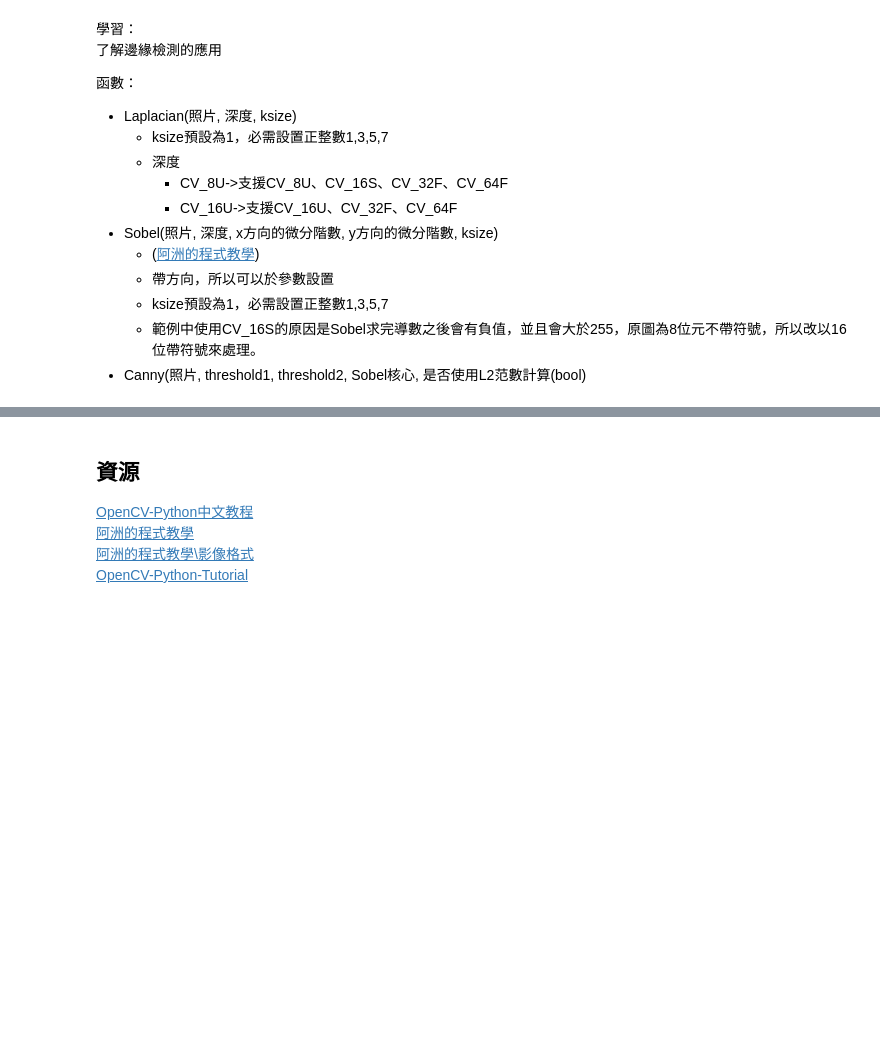
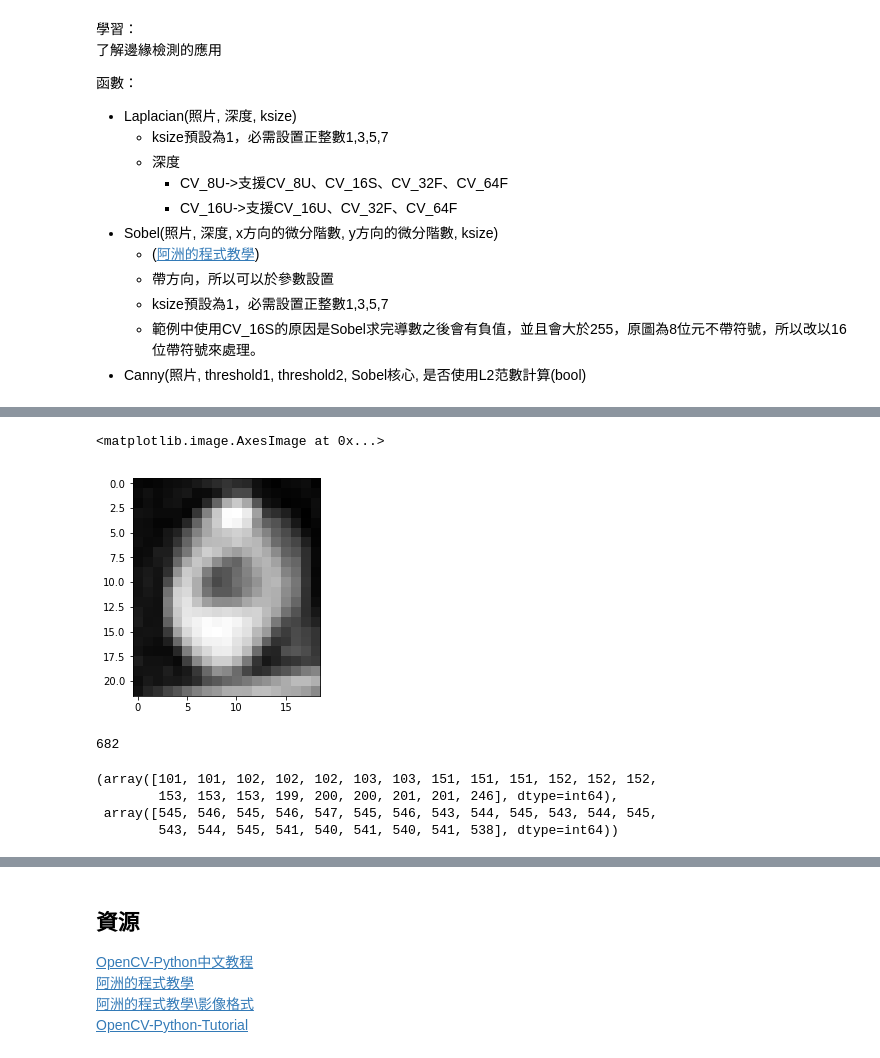
Before and after one commit to shaoeChen/opencv, a Jupyter notebook: Opencv_course.ipynb, the cells around one changed output, grey strips where cells are left out. Drawn from its saved outputs; the diff is of its cells as text; code cells hidden in the pictures; blank space fills up the shorter version.

```diff
--- a/Opencv_course.ipynb
+++ b/Opencv_course.ipynb
@@ -783,0 +813,6 @@ cv2.destroyAllWindows()
+# %%
+#  樣板照片
+plt.imshow(template, cmap='gray')
+# %% [output]
+<matplotlib.image.AxesImage at 0x...>
+[figure, added]
@@ -783,0 +825,14 @@ cv2.destroyAllWindows()
+# %%
+#  所有回傳座標共有682筆
+len(res)
+# %% [output]
+682
+# %%
+loc = np.where(res>=threshold)
+#  這時候取得的是(y, x)，所以還需要做一點處理
+loc
+# %% [output]
+(array([101, 101, 102, 102, 102, 103, 103, 151, 151, 151, 152, 152, 152,
+        153, 153, 153, 199, 200, 200, 201, 201, 246], dtype=int64),
+ array([545, 546, 545, 546, 547, 545, 546, 543, 544, 545, 543, 544, 545,
+        543, 544, 545, 541, 540, 541, 540, 541, 538], dtype=int64))
```
Also changed, not shown: parts of 10 cells of this notebook.
